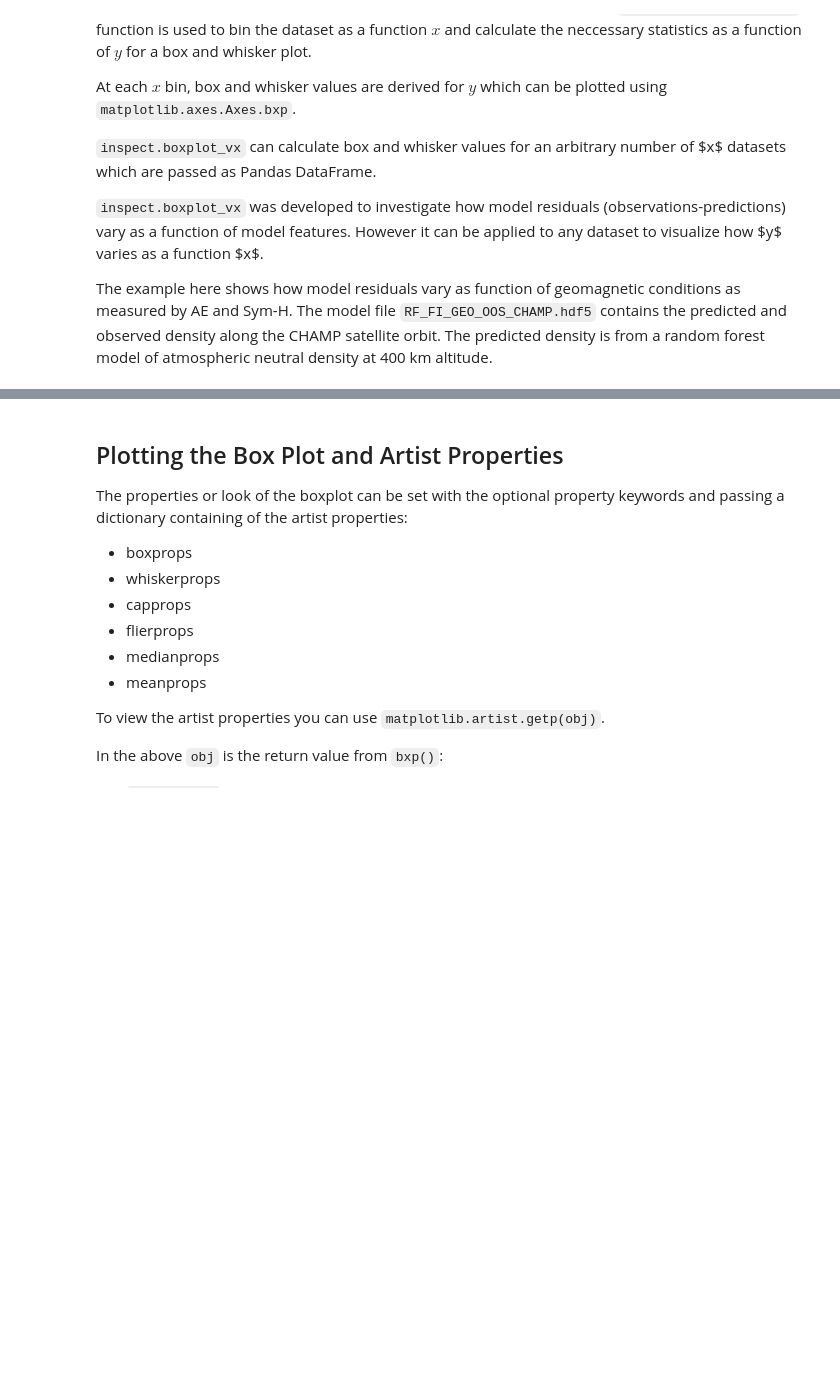
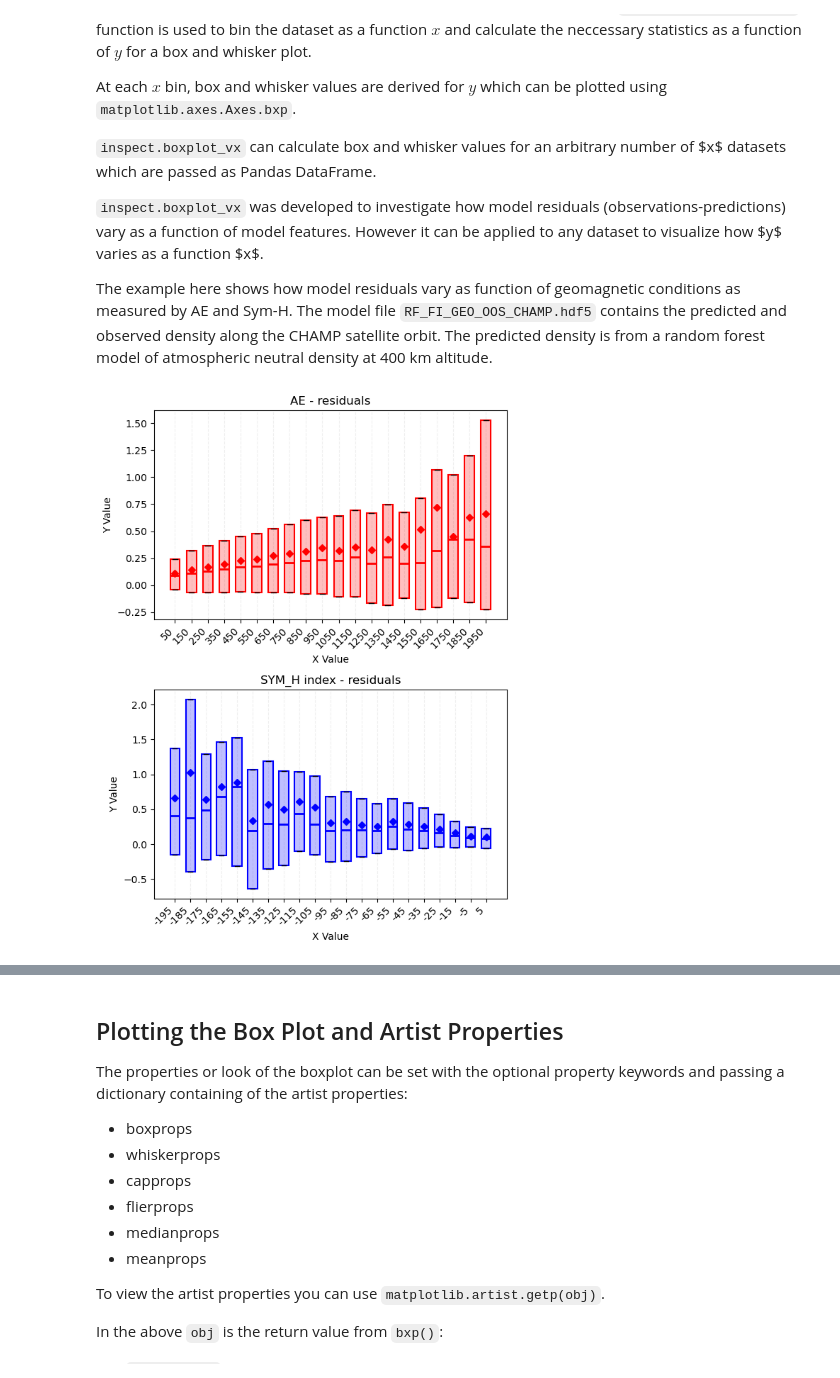
Before and after one commit to kylermurphy/ml_fw, a Jupyter notebook: ml_fw/Notebooks/Residual_boxvx.ipynb, the cells around one changed output, grey strips where cells are left out. Cells and saved outputs as stored; diff of their text form; code cells hidden in the pictures; blank space fills up the shorter version.

```diff
--- a/ml_fw/Notebooks/Residual_boxvx.ipynb
+++ b/ml_fw/Notebooks/Residual_boxvx.ipynb
@@ -42,6 +42,14 @@ showmean = True # plot the means
 # derive the box/whisker data for each x dat
 box_dat = inspect.boxplot_vx(dat[x_dat],dat[y_dat], whisker=whisker,
                            bins=x_bin,xrange=x_range)
+# %%
+box_ref = inspect.boxplot_vx_ref(dat[x_dat],dat[y_dat], whisker=0,
+                           bins=x_bin,xrange=x_range)
+# %%
+p = inspect.plot_boxplot_metvx(box_ref,figsize=(6,8), colors=['red', 'blue'],alphas=[0.25],
+                               separate_by='both')
+# %% [output]
+[figure, added]
 # %%
 # plot the data
 InteractiveShell.ast_node_interactivity = "last_expr"
```
Also changed, not shown: parts of 2 cells of this notebook, 1 other file.
